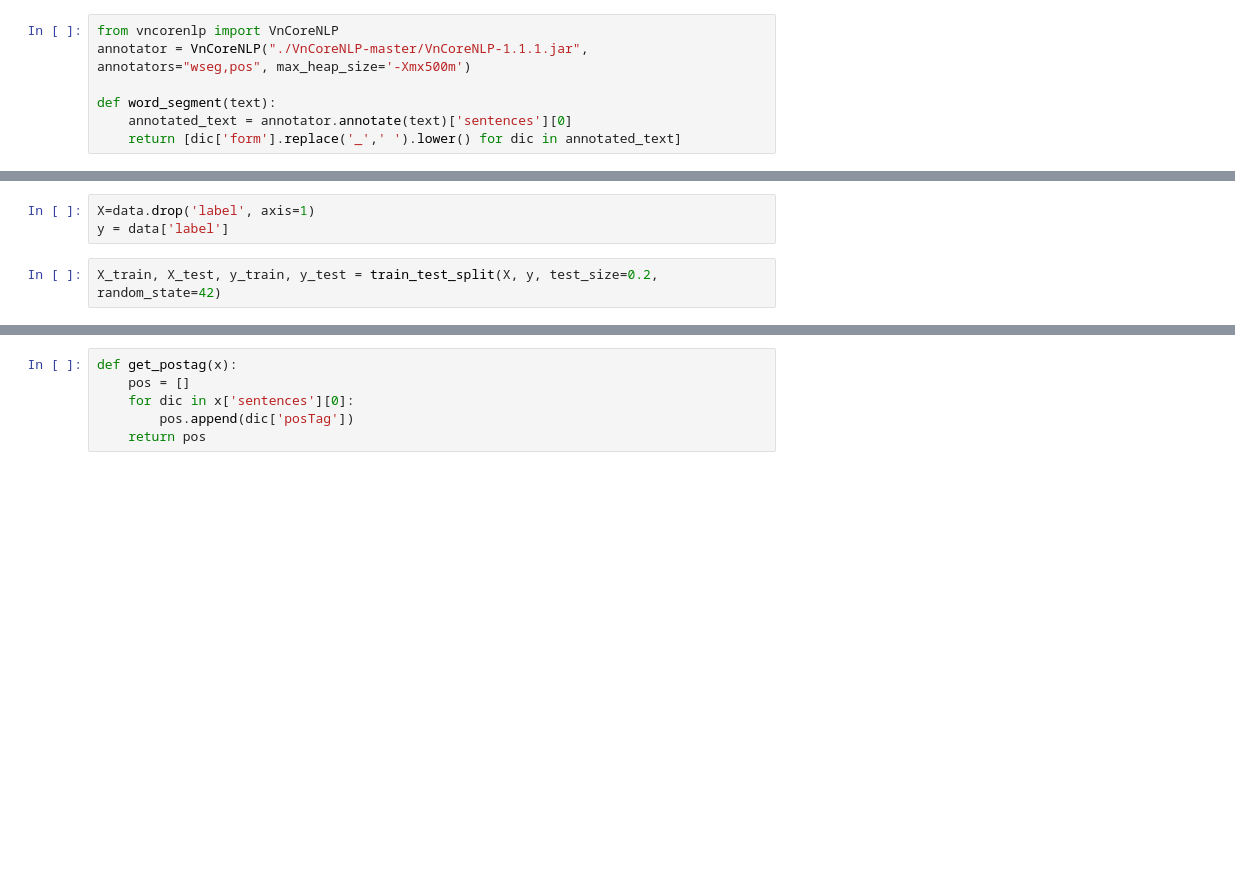
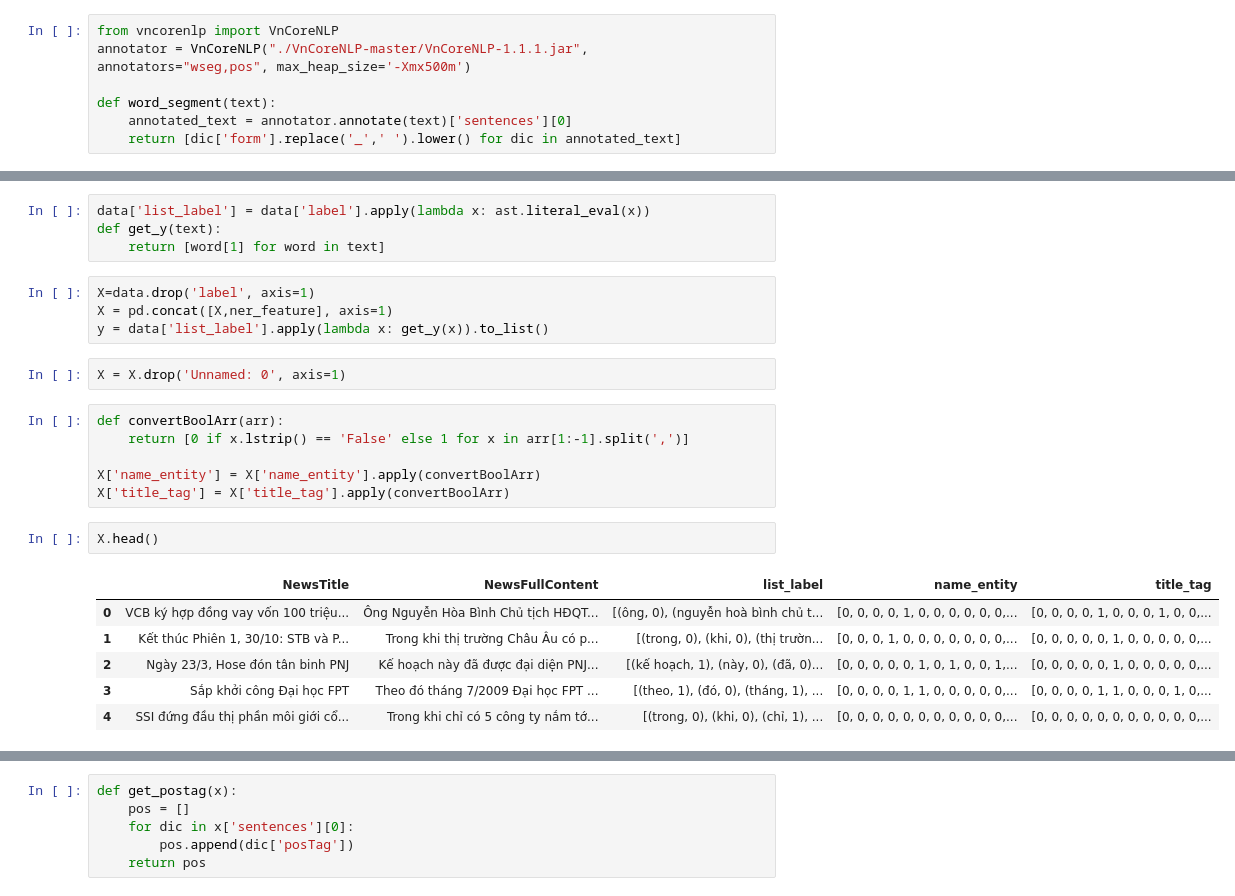
Before and after one commit to johnnyb1509/2020_VBDI_BML, a Jupyter notebook: model.ipynb, the cells around one changed output, grey strips where cells are left out. Drawn from its saved outputs; the diff is of its cells as text; blank space fills up the shorter version.

```diff
--- a/model.ipynb
+++ b/model.ipynb
@@ -27,5 +38,25 @@ data.head()
+# %%
+data['list_label'] = data['label'].apply(lambda x: ast.literal_eval(x))
+def get_y(text):
+    return [word[1] for word in text]
 # %%
 X=data.drop('label', axis=1)
-y = data['label']
+X = pd.concat([X,ner_feature], axis=1)
+y = data['list_label'].apply(lambda x: get_y(x)).to_list()
-# %%
-X_train, X_test, y_train, y_test = train_test_split(X, y, test_size=0.2, random_state=42)
+# %%
+X = X.drop('Unnamed: 0', axis=1)
+# %%
+def convertBoolArr(arr):
+    return [0 if x.lstrip() == 'False' else 1 for x in arr[1:-1].split(',')]
+
+X['name_entity'] = X['name_entity'].apply(convertBoolArr)
+X['title_tag'] = X['title_tag'].apply(convertBoolArr)
+# %%
+X.head()
+# %% [output]
+|  | NewsTitle | NewsFullContent | list_label | name_entity | title_tag |
+| 0 | VCB ký hợp đồng vay vốn 100 triệu... | Ông Nguyễn Hòa Bình Chủ tịch HĐQT... | [(ông, 0), (nguyễn hoà bình chủ t... | [0, 0, 0, 0, 1, 0, 0, 0, 0, 0, 0,... | [0, 0, 0, 0, 1, 0, 0, 0, 1, 0, 0,... |
+| 1 | Kết thúc Phiên 1, 30/10: STB và P... | Trong khi thị trường Châu Âu có p... | [(trong, 0), (khi, 0), (thị trườn... | [0, 0, 0, 1, 0, 0, 0, 0, 0, 0, 0,... | [0, 0, 0, 0, 0, 1, 0, 0, 0, 0, 0,... |
+| 2 | Ngày 23/3, Hose đón tân binh PNJ | Kế hoạch này đã được đại diện PNJ... | [(kế hoạch, 1), (này, 0), (đã, 0)... | [0, 0, 0, 0, 0, 1, 0, 1, 0, 0, 1,... | [0, 0, 0, 0, 0, 1, 0, 0, 0, 0, 0,... |
+| 3 | Sắp khởi công Đại học FPT | Theo đó tháng 7/2009 Đại học FPT ... | [(theo, 1), (đó, 0), (tháng, 1), ... | [0, 0, 0, 0, 1, 1, 0, 0, 0, 0, 0,... | [0, 0, 0, 0, 1, 1, 0, 0, 0, 1, 0,... |
+| 4 | SSI đứng đầu thị phần môi giới cổ... | Trong khi chỉ có 5 công ty nắm tớ... | [(trong, 0), (khi, 0), (chỉ, 1), ... | [0, 0, 0, 0, 0, 0, 0, 0, 0, 0, 0,... | [0, 0, 0, 0, 0, 0, 0, 0, 0, 0, 0,... |
```
Also changed, not shown: parts of 18 cells of this notebook.
